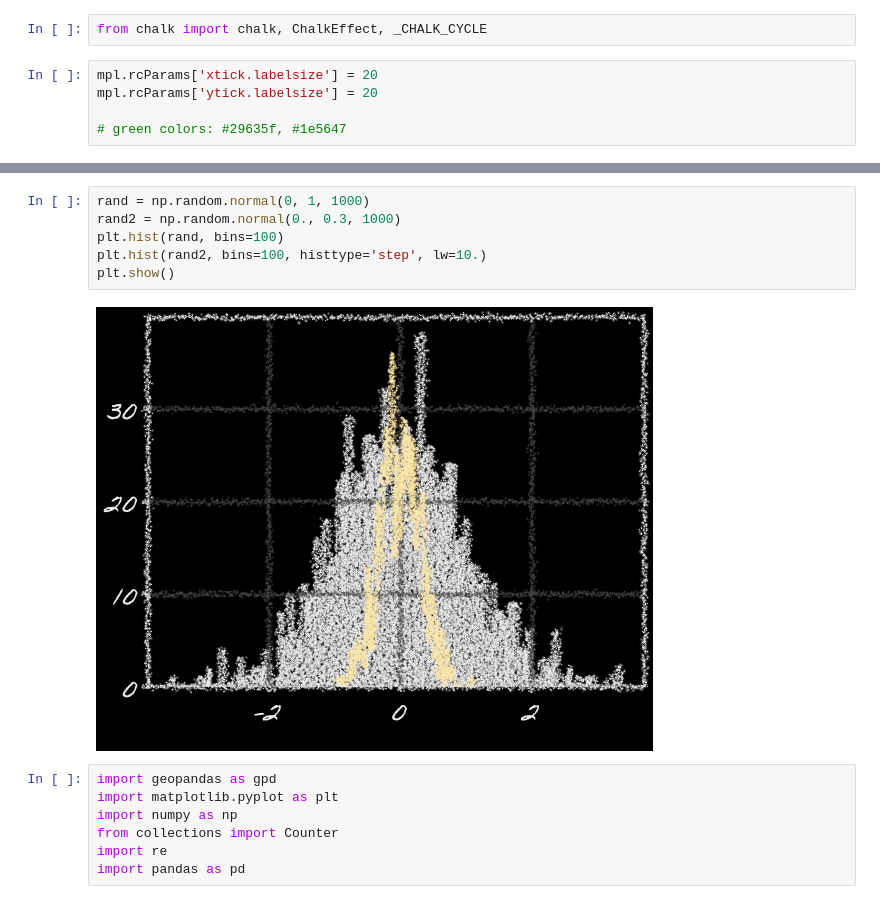
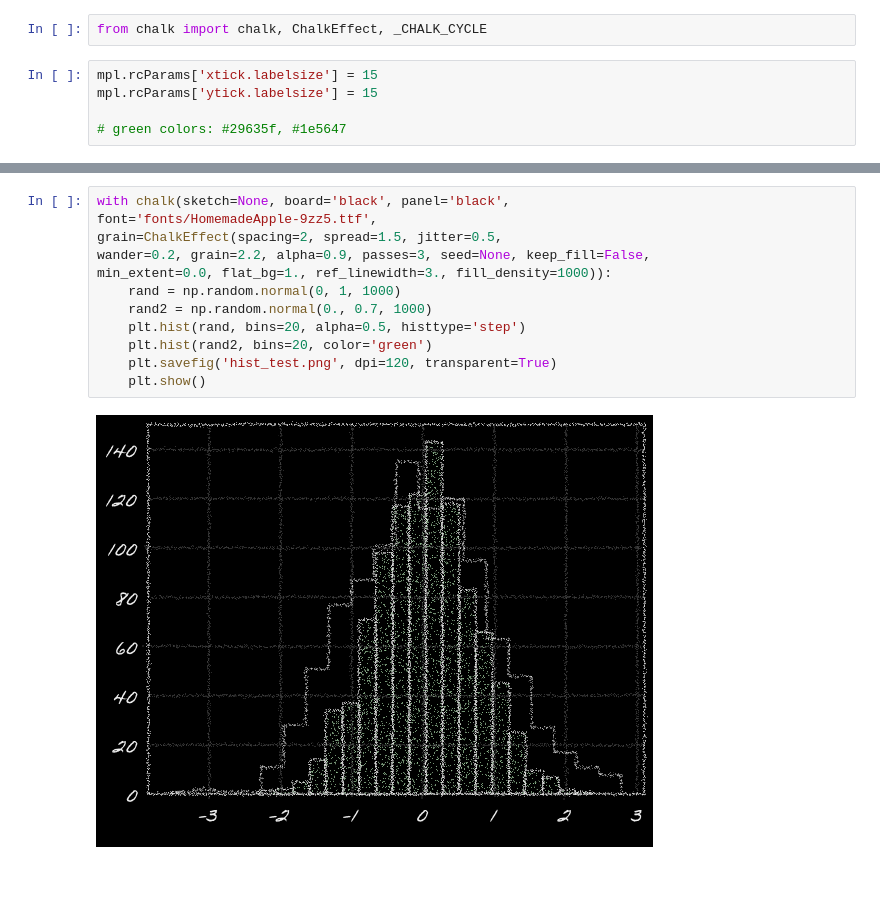
Before and after one commit to astrofyz/chalk_effect, a Jupyter notebook: test.ipynb, the cells around one changed output, grey strips where cells are left out. Drawn from its saved outputs; the diff is of its cells as text; blank space fills up the shorter version.

Commit message:
hatches; streets; more tests

```diff
--- a/test.ipynb
+++ b/test.ipynb
@@ -16,8 +11,8 @@ plt.show()
 # %%
 from chalk import chalk, ChalkEffect, _CHALK_CYCLE
 # %%
-mpl.rcParams['xtick.labelsize'] = 20
-mpl.rcParams['ytick.labelsize'] = 20
+mpl.rcParams['xtick.labelsize'] = 15
+mpl.rcParams['ytick.labelsize'] = 15
 
 # green colors: #29635f, #1e5647
 # %%
@@ -104,15 +81,14 @@ min_extent=2.0, flat_bg=1.,), ref_linewidth=2.):
 # %%
-rand = np.random.normal(0, 1, 1000)
-rand2 = np.random.normal(0., 0.3, 1000)
-plt.hist(rand, bins=100)
-plt.hist(rand2, bins=100, histtype='step', lw=10.)
-plt.show()
+with chalk(sketch=None, board='black', panel='black',
+font='fonts/HomemadeApple-9zz5.ttf',
+grain=ChalkEffect(spacing=2, spread=1.5, jitter=0.5,
+wander=0.2, grain=2.2, alpha=0.9, passes=3, seed=None, keep_fill=False,
+min_extent=0.0, flat_bg=1., ref_linewidth=3., fill_density=1000)):
+    rand = np.random.normal(0, 1, 1000)
+    rand2 = np.random.normal(0., 0.7, 1000)
+    plt.hist(rand, bins=20, alpha=0.5, histtype='step')
+    plt.hist(rand2, bins=20, color='green')
+    plt.savefig('hist_test.png', dpi=120, transparent=True)
+    plt.show()
 # %% [output]
-[figure, old version]
+[figure, new version]
-# %%
-import geopandas as gpd
-import matplotlib.pyplot as plt
-import numpy as np
-from collections import Counter
-import re
-import pandas as pd
```
Also changed, not shown: parts of 13 cells of this notebook, 10 other files.
